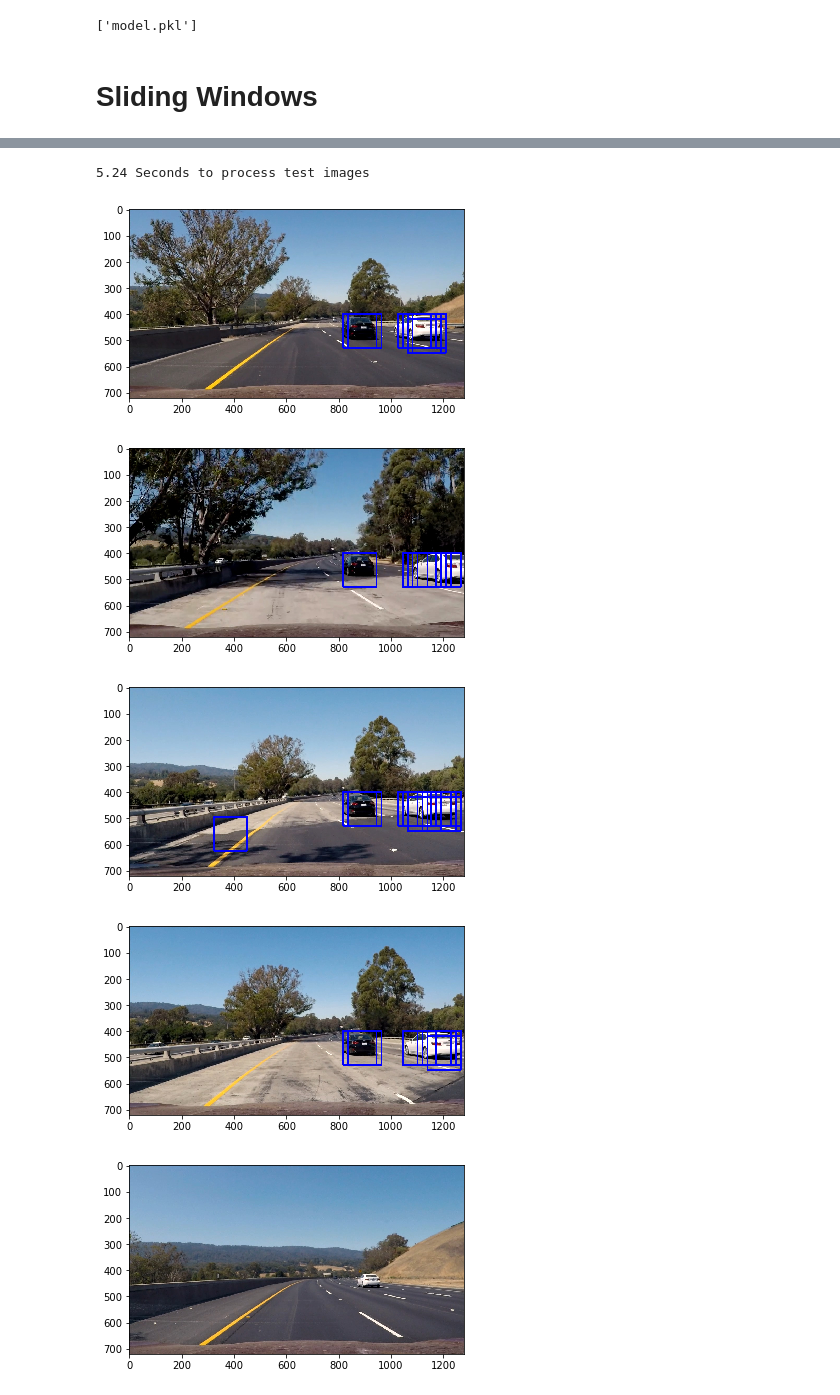
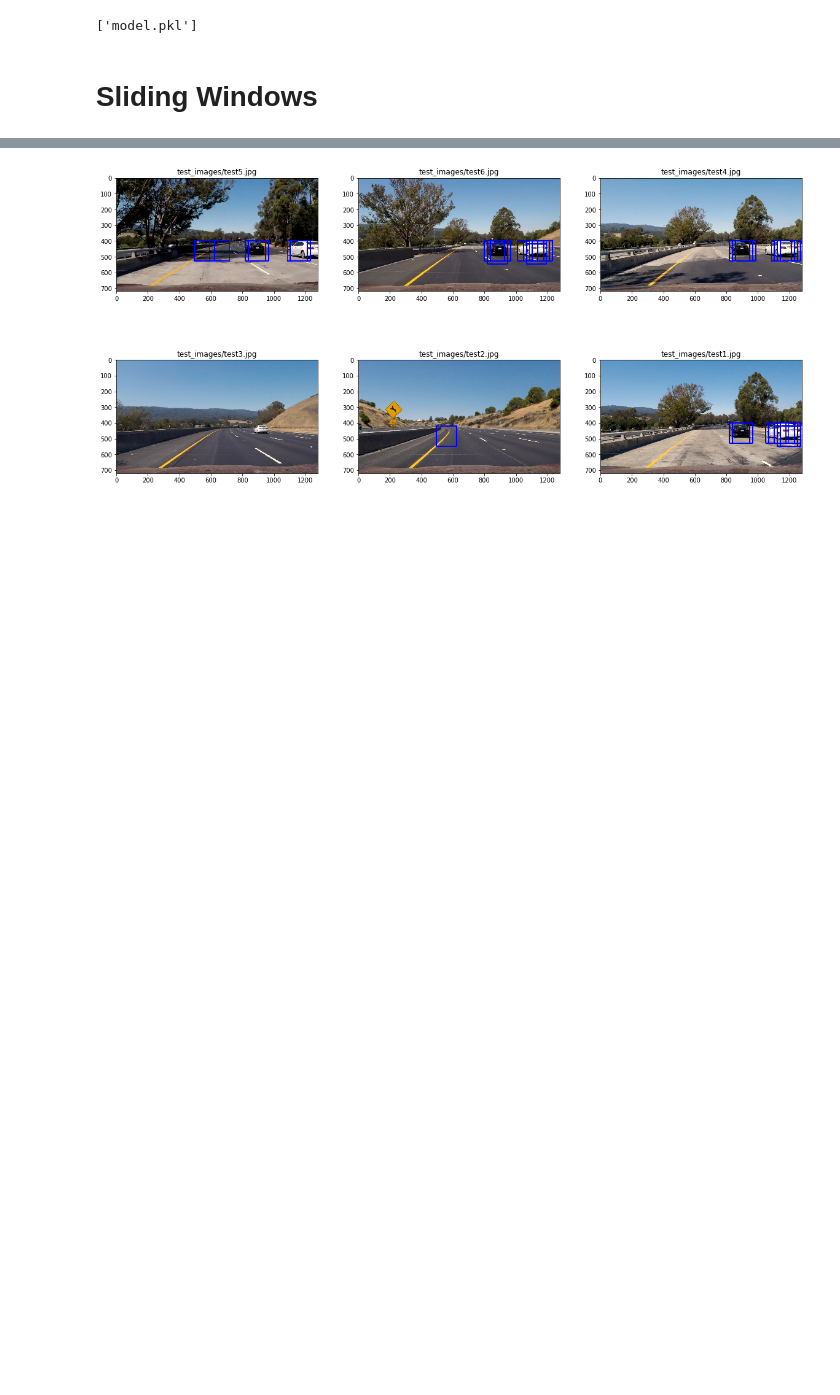
Before and after one commit to rknuffman/CarND-Vehicle-Detection, a Jupyter notebook: Exploratory.ipynb, the cells around one changed output, grey strips where cells are left out. Cells and saved outputs as stored; diff of their text form; code cells hidden in the pictures; blank space fills up the shorter version.

```diff
--- a/Exploratory.ipynb
+++ b/Exploratory.ipynb
@@ -360,7 +353,7 @@ def report(results, n_top=3):
 # %%
 t = time.time()
 # svc = LinearSVC(penalty='l1', dual=False, C=0.1)
-svc = LinearSVC(loss='hinge')
+svc = LinearSVC()
 svc.fit(X_train_scaled, y_train)
 print(time.time() - t)
 # %% [output]
@@ -375,7 +368,7 @@ joblib.dump(svc, 'model.pkl')
 # %% [output]
 ['model.pkl']
 # %%
-clf = joblib.load('model.pkl')
+# clf = joblib.load('model.pkl')
 # %% [markdown]
 # Sliding Windows
 # %%
@@ -423,3 +416,16 @@ def slide_window(img, x_start_stop=[None, None], y_start_stop=[None, None],
             window_list.append(((startx, starty), (endx, endy)))
     # Return the list of windows
     return window_list
+# %%
+image = cv2.imread('test_images/test1.jpg')
+windows = slide_window(image, x_start_stop=[None, None], y_start_stop=[400, 640],
+                xy_window=(128, 128), xy_overlap=(0.85, 0.85))
+
+len(windows)
+for window in windows:
+    cv2.rectangle(image, window[0], window[1], (255,0,0), 5)
+
+plt.figure(figsize=(10,10))
+plt.title('Sliding Windows')
+plt.imshow(image[:,:,::-1])
+plt.savefig('output_images/sliding_windows.png', bbox_inches='tight')
@@ -500,7 +508,7 @@ def search_windows(img, windows, clf, scaler, color_space='RGB',
         #5) Scale extracted features to be fed to classifier
         test_features = scaler.transform(np.array(features).reshape(1, -1))
         #6) Predict using your classifier
-        prediction = clf.predict(test_features)
+        prediction = svc.predict(test_features)
         #7) If positive (prediction == 1) then save the window
         if prediction == 1:
             on_windows.append(window)
@@ -527,19 +526,40 @@ def draw_boxes(img, bboxes, color=(0, 0, 255), thick=6):
     # Return the image copy with boxes drawn
     return imcopy
 # %%
-t=time.time() # Start time
-for image_p in glob.glob('test_images/test*.jpg'):
-    image = cv2.imread(image_p)[:,:,::-1]
-    draw_image = np.copy(image)
+imgs = glob.glob('test_images/test*.jpg')
+
+plt.figure(figsize=(20,10))
+for i, im in enumerate(imgs[:3]):
+    image = cv2.imread(im)[:,:,::-1]
     windows = slide_window(image, x_start_stop=[None, None], y_start_stop=[400, 640],
                     xy_window=(128, 128), xy_overlap=(0.85, 0.85))
-    hot_windows = []
-    hot_windows += (search_windows(image, windows, svc, X_scaler, color_space=color_space,
+    on_windows = []
+    on_windows += (search_windows(image, windows, svc, X_scaler, color_space=color_space,
                                    orient=orient, pix_per_cell=pix_per_cell, cell_per_block=cell_per_block,
                                    spatial_size=spatial_size, hist_bins=hist_bins,
                                    hog_channel=hog_channel, spatial_feat=spatial_feat, hist_feat=hist_feat,
                                    hog_feat=hog_feat))
-    window_img = draw_boxes(draw_image, hot_windows, color=(0, 0, 255), thick=6)
-    show_img(window_img)
-print(round(time.time()-t, 2), 'Seconds to process test images')
+    window_img = draw_boxes(image, on_windows, color=(0, 0, 255), thick=6)
+
+    plt.subplot(2,3,i+1)
+    plt.title(im)
+    plt.imshow(window_img)
+
+for i, im in enumerate(imgs[3:]):
+    image = cv2.imread(im)[:,:,::-1]
+    windows = slide_window(image, x_start_stop=[None, None], y_start_stop=[400, 640],
+                    xy_window=(128, 128), xy_overlap=(0.85, 0.85))
+    on_windows = []
+    on_windows += (search_windows(image, windows, svc, X_scaler, color_space=color_space,
+                                   orient=orient, pix_per_cell=pix_per_cell, cell_per_block=cell_per_block,
+                                   spatial_size=spatial_size, hist_bins=hist_bins,
+                                   hog_channel=hog_channel, spatial_feat=spatial_feat, hist_feat=hist_feat,
+                                   hog_feat=hog_feat))
+    window_img = draw_boxes(image, on_windows, color=(0, 0, 255), thick=6)
+
+    plt.subplot(2,3,i+4)
+    plt.title(im)
+    plt.imshow(window_img)
+
+plt.savefig('output_images/sliding_window.png')
 # %% [output]
@@ -548,6 +566 @@ print(round(time.time()-t, 2), 'Seconds to process test images')
-5.24 Seconds to process test images
-[figure, old version]
+[figure, new version]
-[figure, removed]
-[figure, removed]
-[figure, removed]
-[figure, removed]
```
Also changed, not shown: parts of 34 cells of this notebook, 1 other file.
